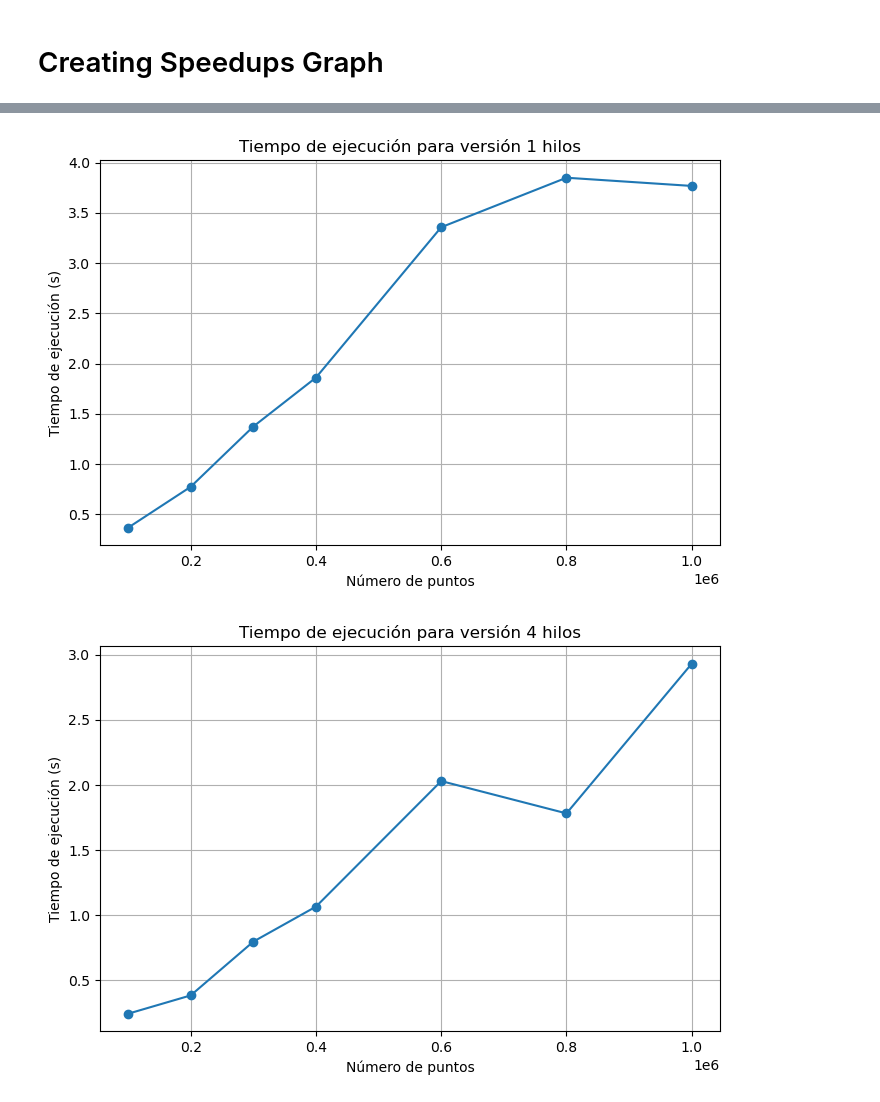
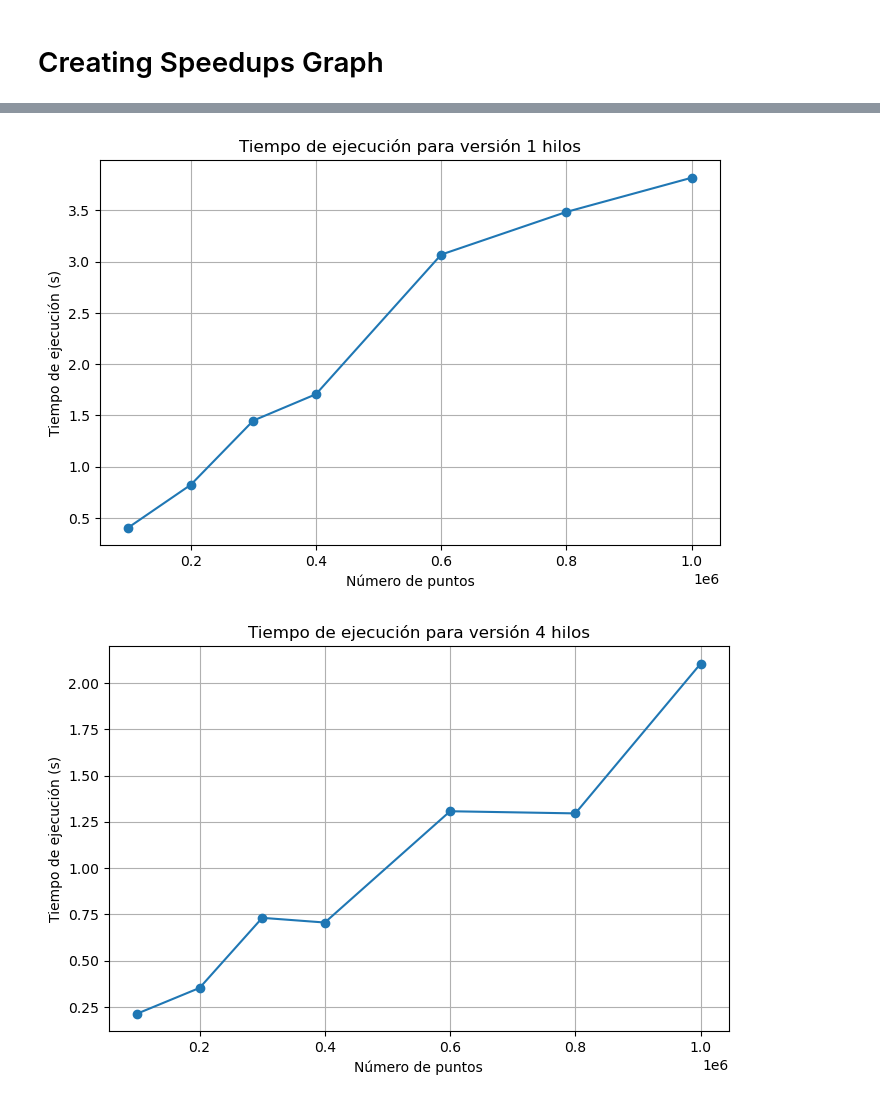
Before and after one commit to guillermoArr/K-Means-OMP, a Jupyter notebook: speedups_graph.ipynb, the cells around one changed output, grey strips where cells are left out. Cells and saved outputs as stored; diff of their text form; code cells hidden in the pictures.

```diff
--- a/speedups_graph.ipynb
+++ b/speedups_graph.ipynb
@@ -5,7 +5,7 @@ import pandas as pd
 import matplotlib.pyplot as plt
 
 # Load data
-df = pd.read_csv("output/speedups.csv")
+df = pd.read_csv("output/speedups2.csv")
 df = df[df['NumThreads'] != 0]
 
 # Create plot
@@ -26,7 +26,7 @@ plt.legend(loc="upper left", bbox_to_anchor=(1.05, 1), borderaxespad=0.)
 plt.tight_layout()
 
 # Save the plot
-plt.savefig(f'images/speedups.png')
+plt.savefig(f'images/speedups2.png')
 
 # Show plot
 plt.show()
@@ -61,11 +61,11 @@ def plot_execution_times(csv_file):
         plt.grid(True)
 
         # Save the plot
-        plt.savefig(f'images/execution_time_{threads}_threads.png')
+        plt.savefig(f'images/execution_time_{threads}_threads2.png')
 
         # Show the plot
         plt.show()
 
 # Example usage
-plot_execution_times("output/speedups.csv")
+plot_execution_times("output/speedups2.csv")
 # %% [output]
@@ -73,2 +73,2 @@ plot_execution_times("output/speedups.csv")
-[figure, old version]
+[figure, new version]
-[figure, old version]
+[figure, new version]
```
Also changed, not shown: parts of 2 cells of this notebook, 8 other files.
